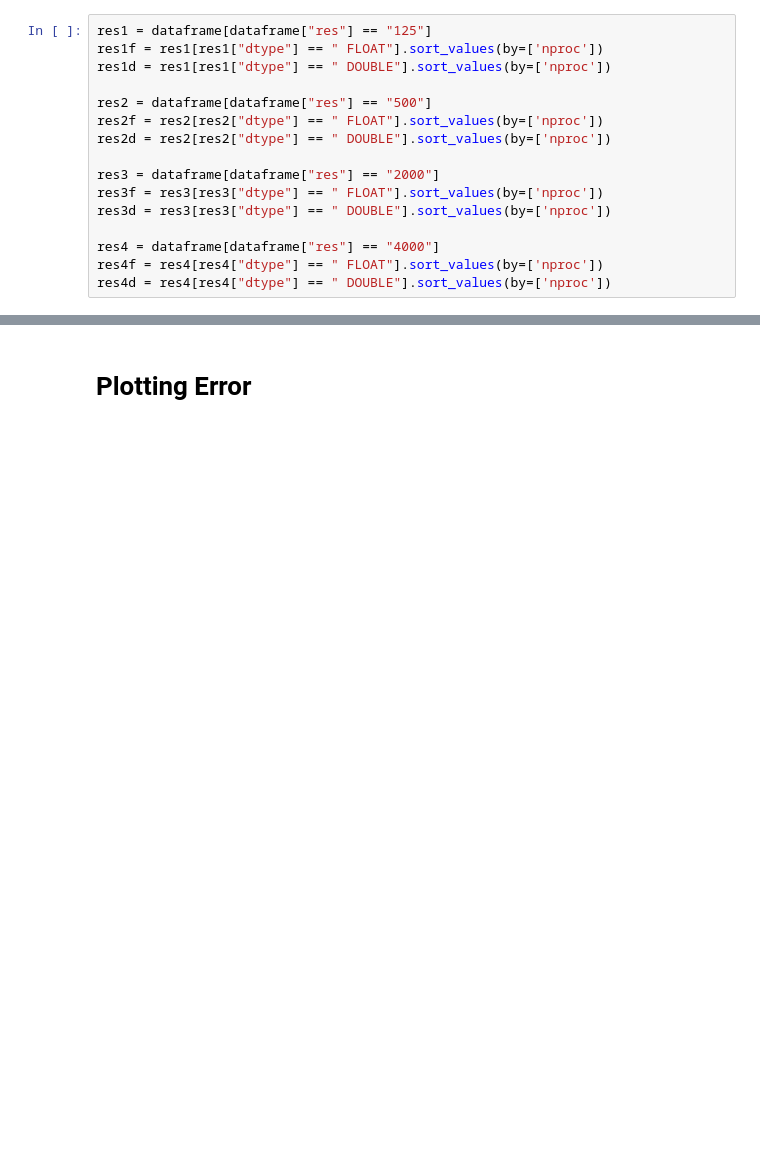
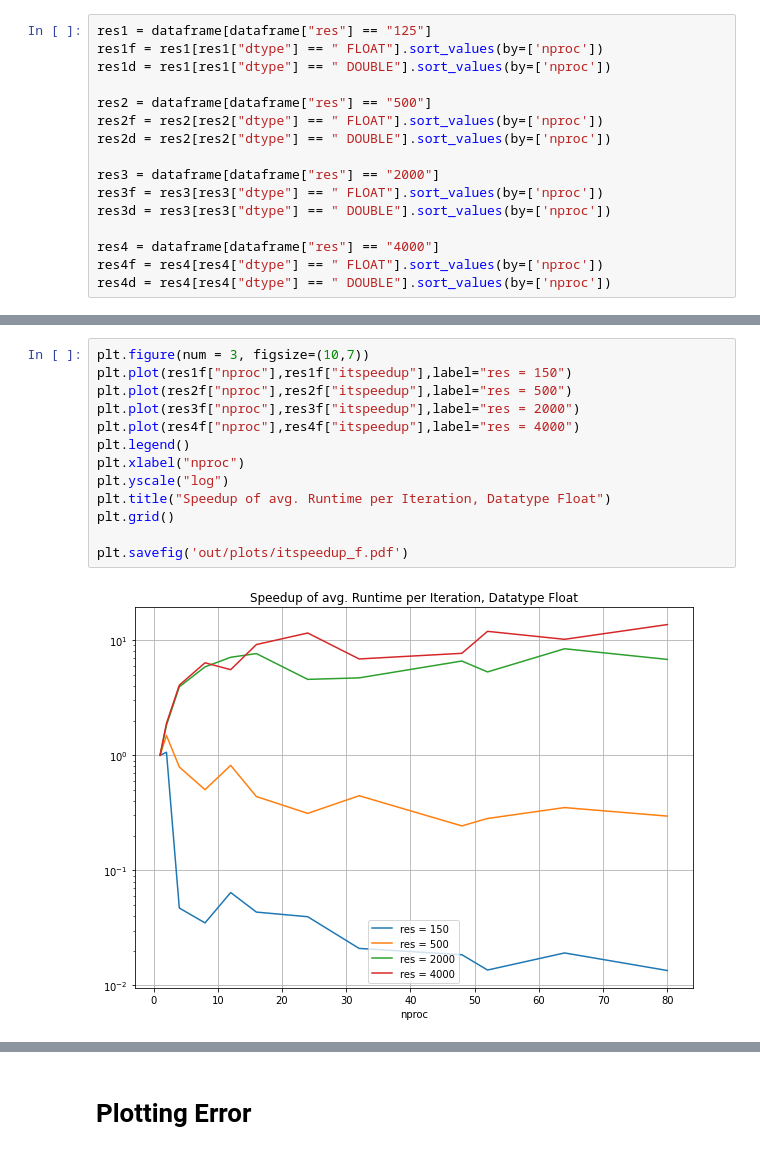
Before and after one commit to hitimr/NSSC2, a Jupyter notebook: Ex1/plots.ipynb, the cells around one changed output, grey strips where cells are left out. Saved outputs shown, nothing was run; the diff lists cells and outputs as text; blank space fills up the shorter version.

```diff
--- a/Ex1/plots.ipynb
+++ b/Ex1/plots.ipynb
@@ -153,0 +173,15 @@ res4d_speedup = res4d.plot.line("nproc","speedup",title="res4d_speedup")
+# %%
+plt.figure(num = 3, figsize=(10,7))
+plt.plot(res1f["nproc"],res1f["itspeedup"],label="res = 150")
+plt.plot(res2f["nproc"],res2f["itspeedup"],label="res = 500")
+plt.plot(res3f["nproc"],res3f["itspeedup"],label="res = 2000")
+plt.plot(res4f["nproc"],res4f["itspeedup"],label="res = 4000")
+plt.legend()
+plt.xlabel("nproc")
+plt.yscale("log")
+plt.title("Speedup of avg. Runtime per Iteration, Datatype Float")
+plt.grid()
+
+plt.savefig('out/plots/itspeedup_f.pdf')
+# %% [output]
+[figure, added]
```
Also changed, not shown: parts of 21 cells of this notebook.
